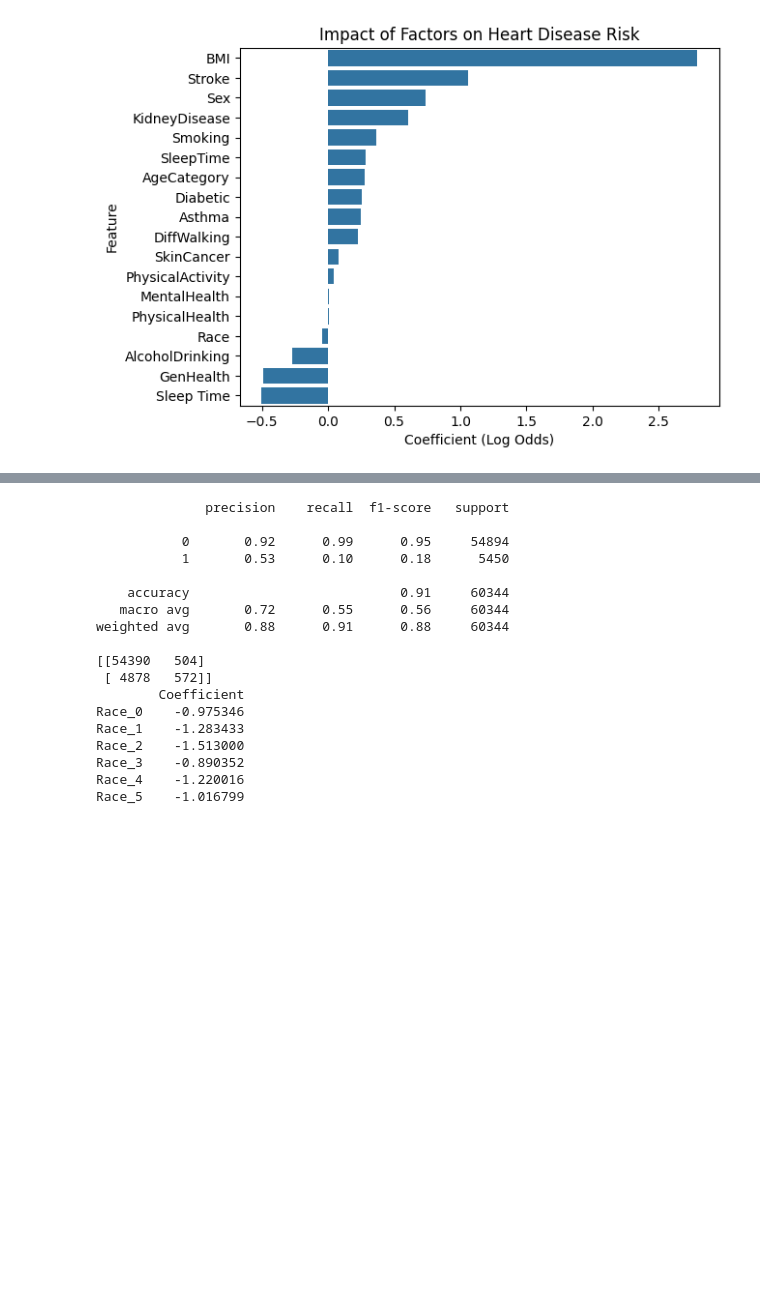
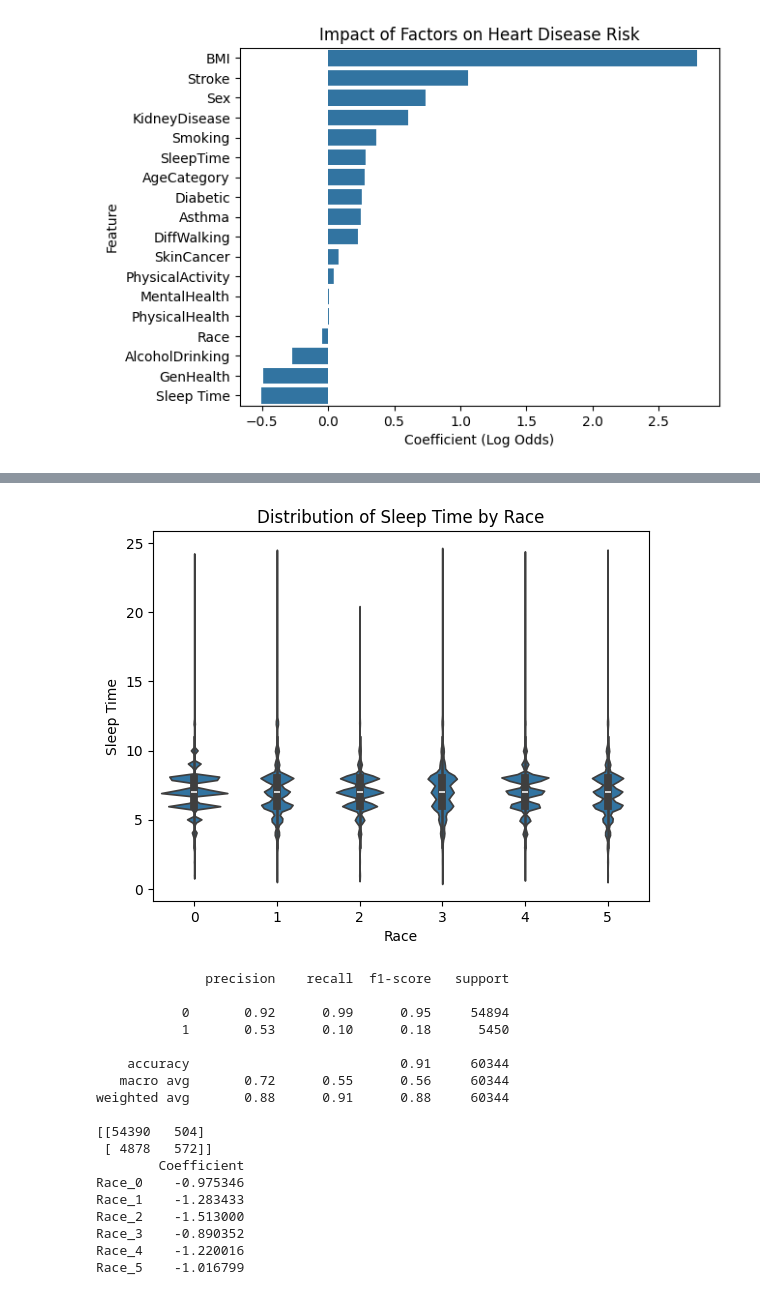
Before and after one commit to XiaoYangxxxx/ALY6080Group4, a Jupyter notebook: ALY6040 - Group 4 - EDA and Models Code.ipynb, the cells around one changed output, grey strips where cells are left out. Saved outputs shown, nothing was run; the diff lists cells and outputs as text; code cells hidden in the pictures; blank space fills up the shorter version.

```diff
--- a/ALY6040 - Group 4 - EDA and Models Code.ipynb
+++ b/ALY6040 - Group 4 - EDA and Models Code.ipynb
@@ -465,3 +480,12 @@ weighted avg       0.88      0.91      0.88     90516
+# %%
+# For a continuous risk factor like SleepTime
+sns.violinplot(x='Race', y='SleepTime', data=df_cleaned)
+plt.title('Distribution of Sleep Time by Race')
+plt.ylabel('Sleep Time')
+plt.xlabel('Race')
+plt.show()
+# %% [output]
+[figure, added]
 # %%
 # ML Models for research Question 2 - Xiao's Part
 import pandas as pd
```
Also changed, not shown: parts of 46 cells of this notebook, 3 other files.
